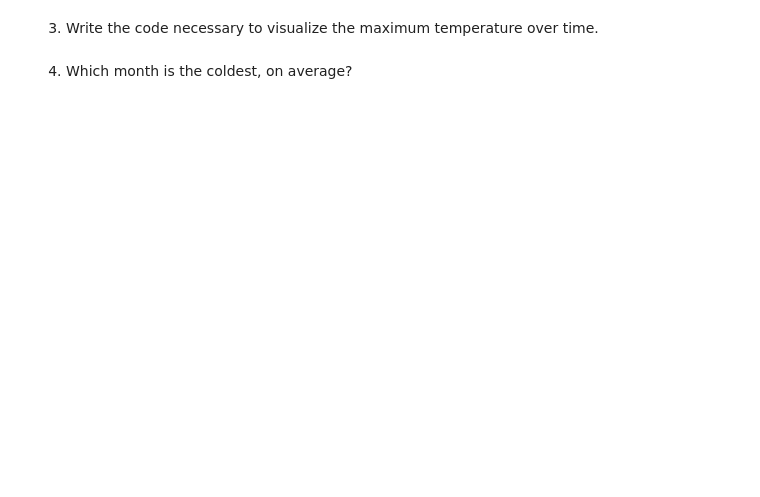
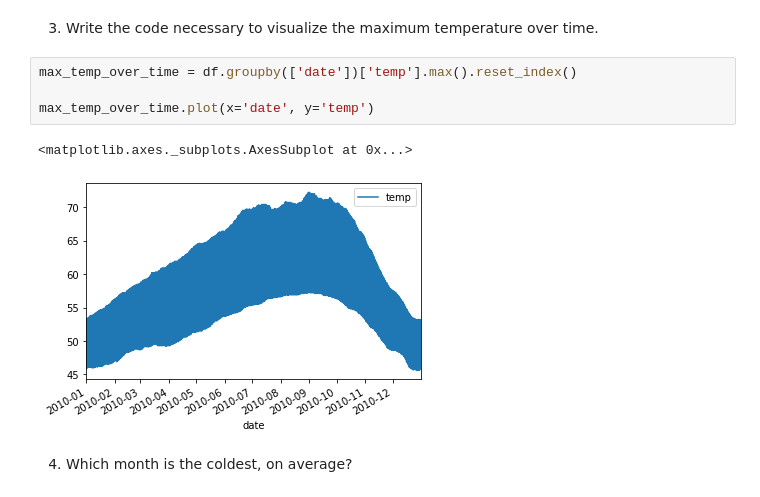
Before and after one commit to jivemachine/ds-methodologies-exercises, a Jupyter notebook: time_series/data_prep_exercises.ipynb, the cells around one changed output. Saved outputs shown, nothing was run; the diff lists cells and outputs as text; blank space fills up the shorter version.

```diff
--- a/time_series/data_prep_exercises.ipynb
+++ b/time_series/data_prep_exercises.ipynb
@@ -248,4 +282,11 @@ Use the above dataset for the exercises below:
 # %% [markdown]
 3. Write the code necessary to visualize the maximum temperature over time.
+# %%
+max_temp_over_time = df.groupby(['date'])['temp'].max().reset_index()
+
+max_temp_over_time.plot(x='date', y='temp')
+# %% [output]
+<matplotlib.axes._subplots.AxesSubplot at 0x...>
+[figure, added]
 # %% [markdown]
 4. Which month is the coldest, on average?
```
Also changed, not shown: parts of 19 cells of this notebook.
